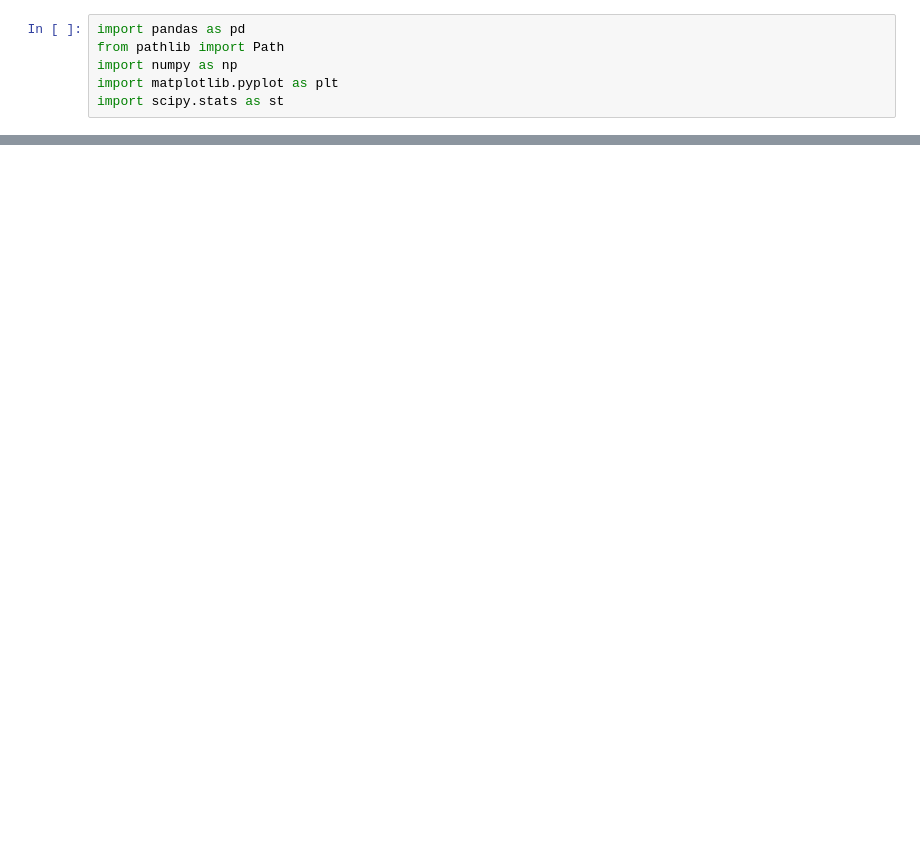
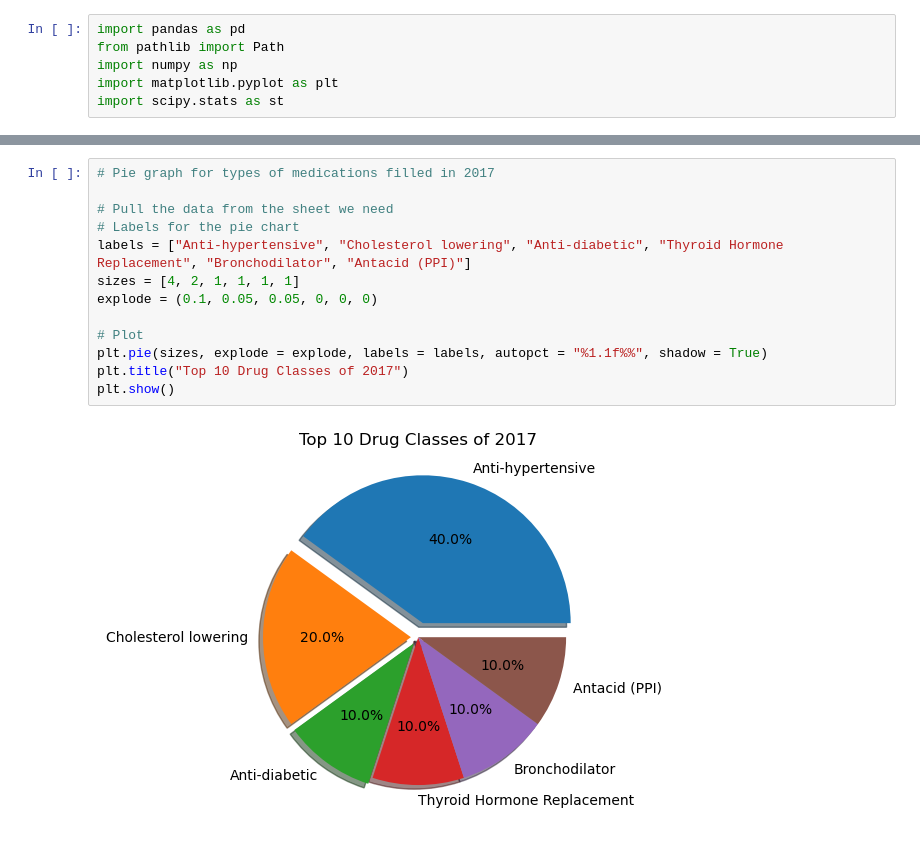
Before and after one commit to Brendan99LL/CU_Project_1, a Jupyter notebook: Drugs.py.ipynb, the cells around one changed output, grey strips where cells are left out. Cells and saved outputs as stored; diff of their text form; blank space fills up the shorter version.

```diff
--- a/Drugs.py.ipynb
+++ b/Drugs.py.ipynb
@@ -57,2 +137,17 @@ plt.show()
+# %%
+# Pie graph for types of medications filled in 2017
+
+# Pull the data from the sheet we need
+# Labels for the pie chart
+labels = ["Anti-hypertensive", "Cholesterol lowering", "Anti-diabetic", "Thyroid Hormone Replacement", "Bronchodilator", "Antacid (PPI)"]
+sizes = [4, 2, 1, 1, 1, 1]
+explode = (0.1, 0.05, 0.05, 0, 0, 0)
+
+# Plot
+plt.pie(sizes, explode = explode, labels = labels, autopct = "%1.1f%%", shadow = True)
+plt.title("Top 10 Drug Classes of 2017")
+plt.show()
+# %% [output]
+[figure, added]
 # %%
 # Value count of types drugs in 2021
```
Also changed, not shown: parts of 18 cells of this notebook, 6 other files.
